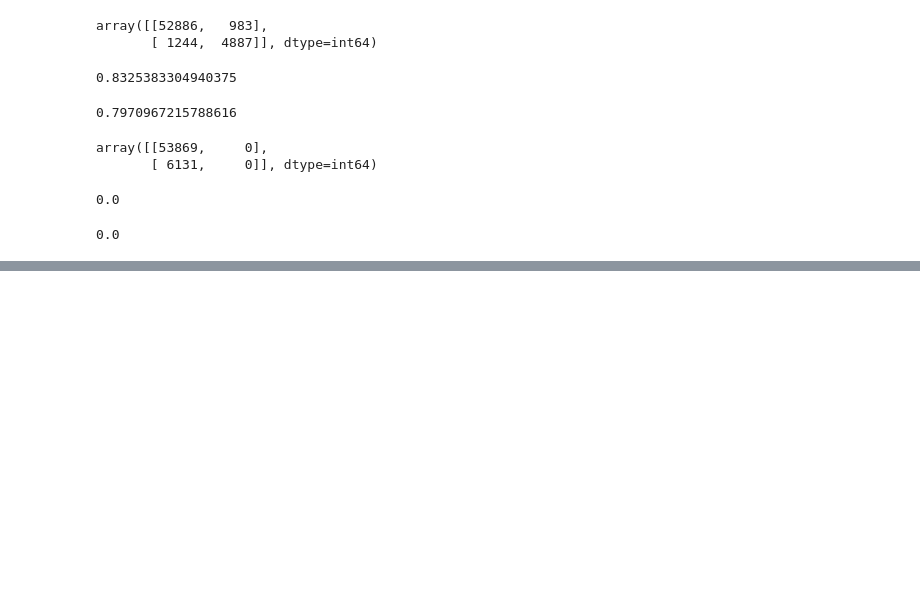
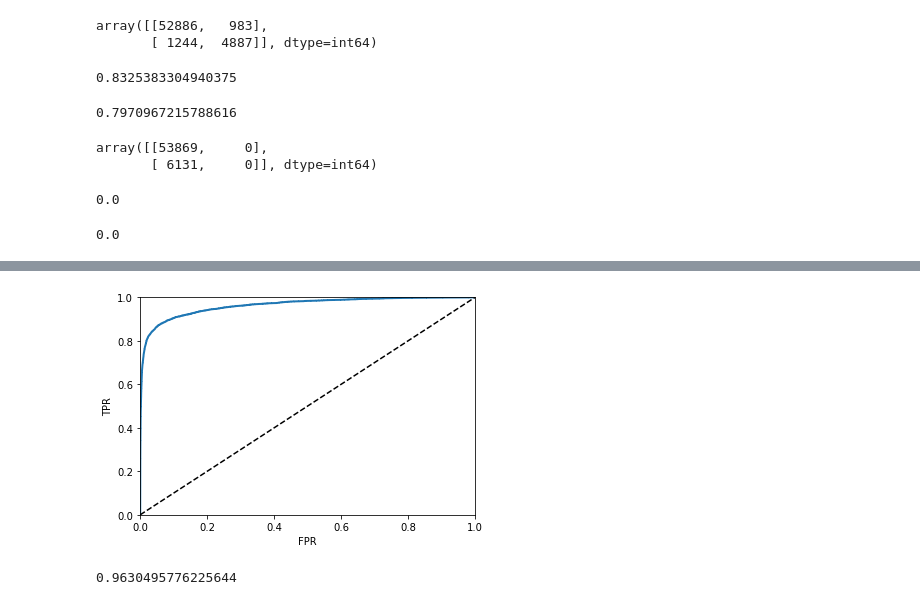
Before and after one commit to alishakiba/DataMiningCourse, a Jupyter notebook: Classification.ipynb, the cells around one changed output, grey strips where cells are left out. Saved outputs shown, nothing was run; the diff lists cells and outputs as text; code cells hidden in the pictures; blank space fills up the shorter version.

```diff
--- a/Classification.ipynb
+++ b/Classification.ipynb
@@ -162,0 +229,13 @@ recall_score(y_train_3, y_train_pred)
+# %%
+def plot_roc_curve(fpr, tpr):
+    plt.plot(fpr, tpr, linewidth=2)
+    plt.plot([0,1], [0,1], 'k--')
+    plt.xlim(0,1)
+    plt.ylim(0,1)
+    plt.xlabel('FPR')
+    plt.ylabel('TPR')
+    plt.show()
+# %%
+plot_roc_curve(fpr, tpr)
+# %% [output]
+[figure, added]
@@ -162,0 +244,4 @@ recall_score(y_train_3, y_train_pred)
+# %%
+roc_auc_score(y_train_3, y_train_scores)
+# %% [output]
+0.9630495776225644
```
Also changed, not shown: parts of 57 cells of this notebook.
